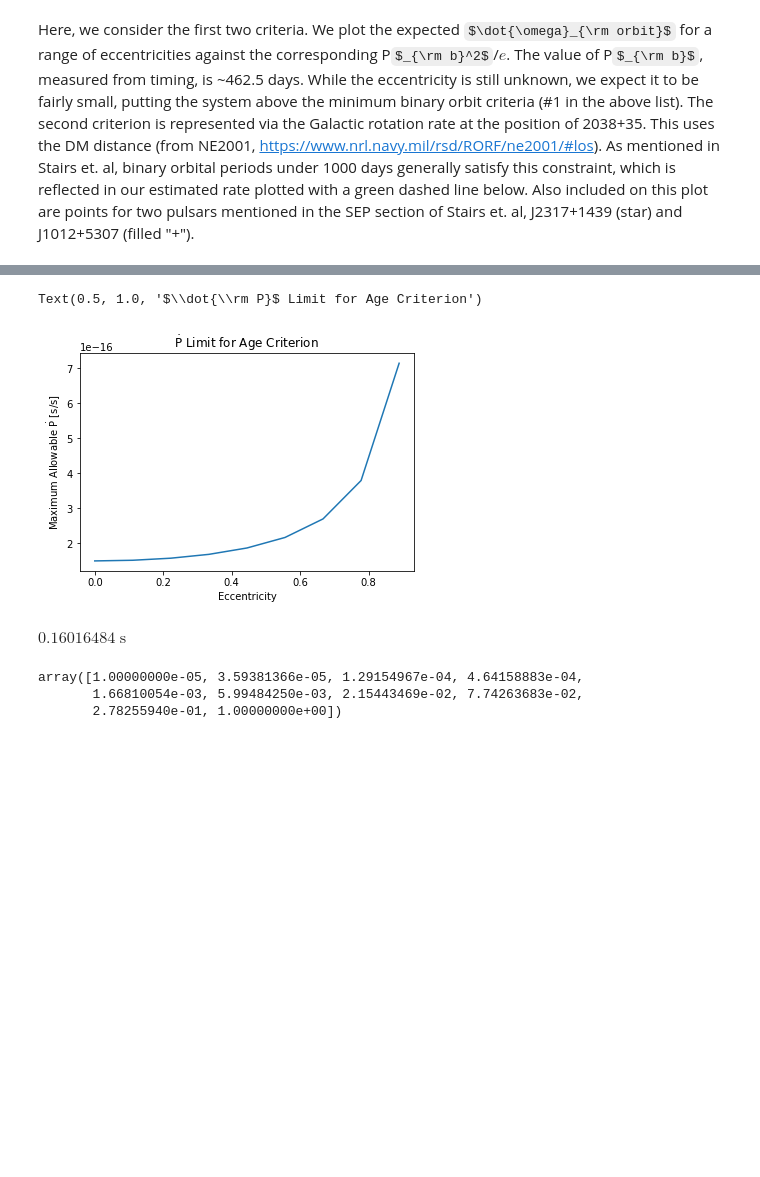
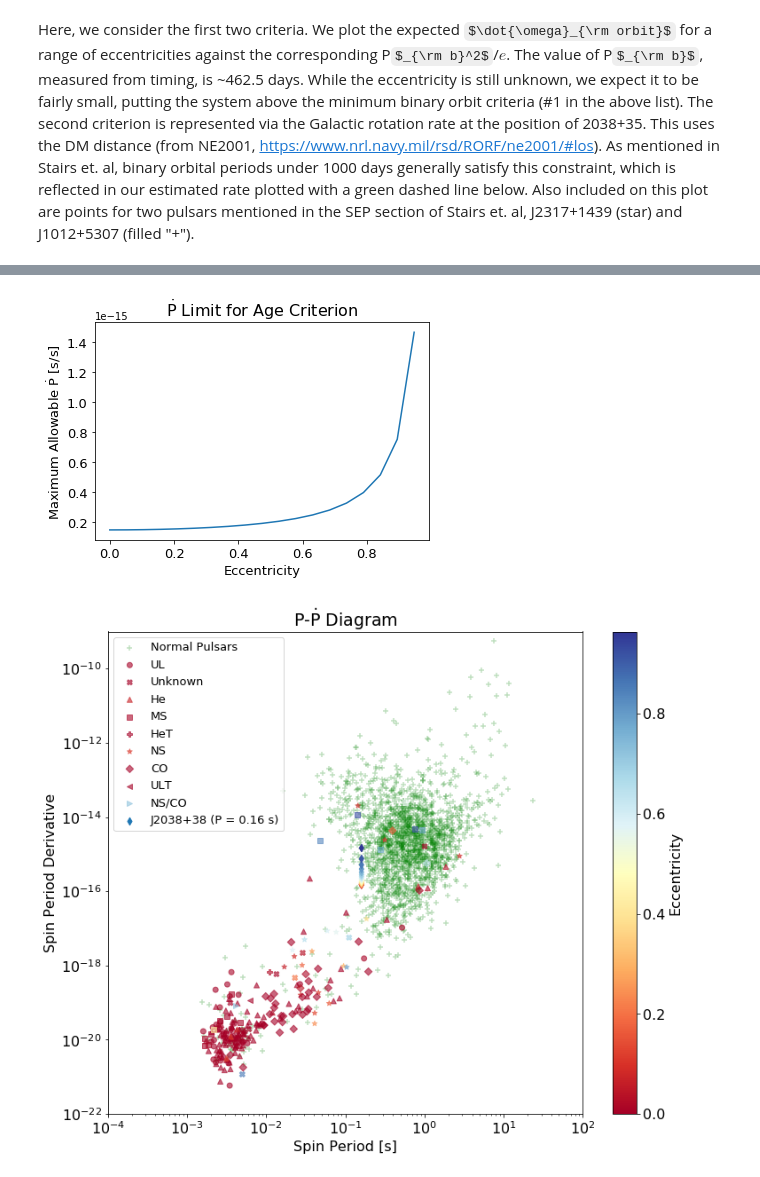
Before and after one commit to almcewen0/J2038_timing, a Jupyter notebook: 2038+35 GR Test Notes.ipynb, the cells around one changed output, grey strips where cells are left out. Cells and saved outputs as stored; diff of their text form; code cells hidden in the pictures; some formulas as TeX source; blank space fills up the shorter version.

```diff
--- a/2038+35 GR Test Notes.ipynb
+++ b/2038+35 GR Test Notes.ipynb
@@ -118,6 +109,9 @@ def omdot(pb,e,mc,mp=1.4):
             omd_arr.append(omdot(pb,e,mc,mp))
         return np.array(omd_arr)
     return (u.rad*3*t0**(2./3)*(pb/(2*np.pi))**(-5./3)*(mp+mc)**(2./3)/(1-e**2)).decompose().to('rad/s')
+
+def dot(l1,l2):
+    return np.array([bool(v1) and bool(v2) for v1,v2 in zip(l1,l2)])
 # %%
 od_2317=omdot(pb=2.4593*u.day,e=5.202e-07,mc=0.1721)
 e_2317=5.202e-07
@@ -163,19 +157,34 @@ The final criterion is now considered. A limitation we are currently facing with
-# %%
-p0=1*u.s/6.243567392
-plt.plot(e,p0*od_2038/(2*np.pi))
-plt.xlabel('Eccentricity')
-plt.ylabel(r'Maximum Allowable $\dot{\rm P}$ [s/s]')
-plt.title(r'$\dot{\rm P}$ Limit for Age Criterion')
-# %% [output]
-Text(0.5, 1.0, '$\\dot{\\rm P}$ Limit for Age Criterion')
-[figure, removed]
-# %%
-p0
-# %% [output]
-$0.16016484 \; \mathrm{s}$
-# %%
-e
-# %% [output]
-array([1.00000000e-05, 3.59381366e-05, 1.29154967e-04, 4.64158883e-04,
-       1.66810054e-03, 5.99484250e-03, 2.15443469e-02, 7.74263683e-02,
-       2.78255940e-01, 1.00000000e+00])
+# %%
+p0=1*u.s/6.243567392
+p1_2038=p0*od_2038/(2*np.pi)
+plt.plot(e_arr,p1_2038)
+plt.xlabel('Eccentricity',fontsize=fs-3)
+plt.ylabel(r'Maximum Allowable $\dot{\rm P}$ [s/s]',fontsize=fs-3)
+plt.title(r'$\dot{\rm P}$ Limit for Age Criterion',fontsize=fs)
+plt.tick_params(labelsize=fs-3)
+plt.show()
+
+nb_p0,nb_p1=np.loadtxt('ppdot_nonbinary.txt',unpack=True)
+plt.figure(figsize=(12,10))
+plt.xscale('log')
+plt.yscale('log')
+plt.title(r'P-$\dot{\rm P}$ Diagram',fontsize=fs+3)
+plt.xlabel('Spin Period [s]',fontsize=fs)
+plt.ylabel('Spin Period Derivative',fontsize=fs)
+plt.scatter(nb_p0,nb_p1,marker='+',alpha=0.25,color='green',label='Normal Pulsars')
+#plt.scatter(np.array(p0s)[np.array(p1s)!='*'].astype(float),np.array(p1s)[np.array(p1s)!='*'].astype(float),marker='x',label='Non-Binary Pulsars')
+for m,ct in zip(markers,ctypes):
+    cnd = dot(np.array(comps==ct),np.array(p1s)!='*')
+    plt.scatter(np.array(p0s)[cnd],np.array(p1s)[cnd].astype(float),c=np.array(clrs)[cnd],cmap=cmr,marker=m,label=ct,alpha=0.6)
+plt.scatter(np.ones(len(p1_2038))*p0,p1_2038,c=e_arr,cmap=cmr,marker='d',label=r'J2038+38 (P = %2.2f s)'%p0.value)
+plt.xlim([1e-4,1e2])
+plt.ylim([1e-22,1e-9])
+plt.legend(fontsize=fs-3)
+cbar=plt.colorbar(sc_p0pb)
+cbar.ax.tick_params(labelsize=fs)
+plt.tick_params(labelsize=fs)
+cbar.set_label(label='Eccentricity',fontsize=fs)
+plt.show()
+# %% [output]
+[figure, added]
+[figure, added]
```
Also changed, not shown: parts of 6 cells of this notebook.
